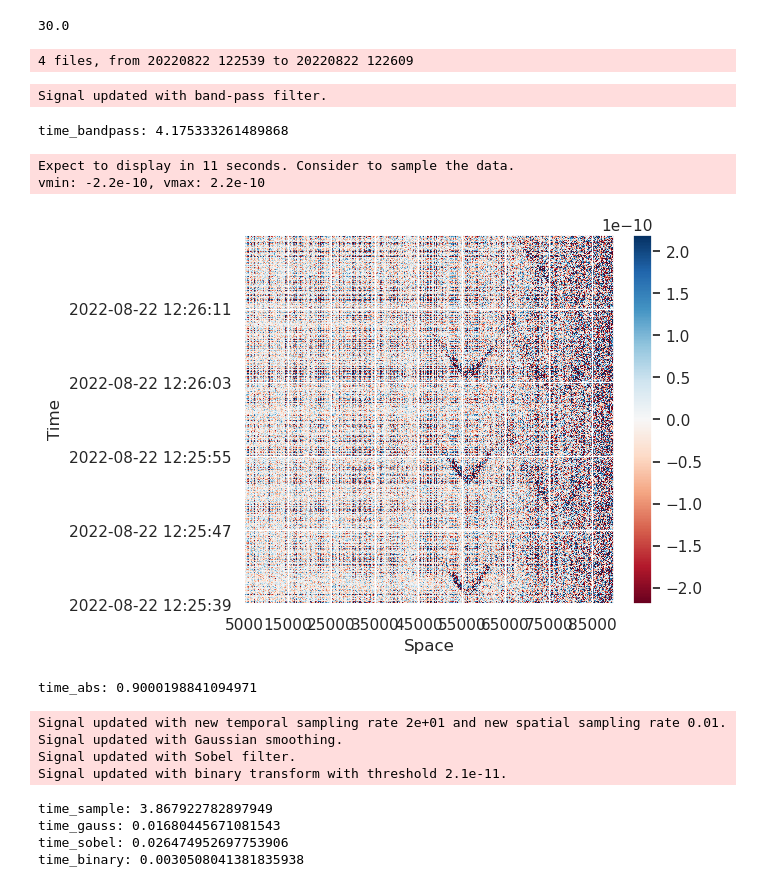
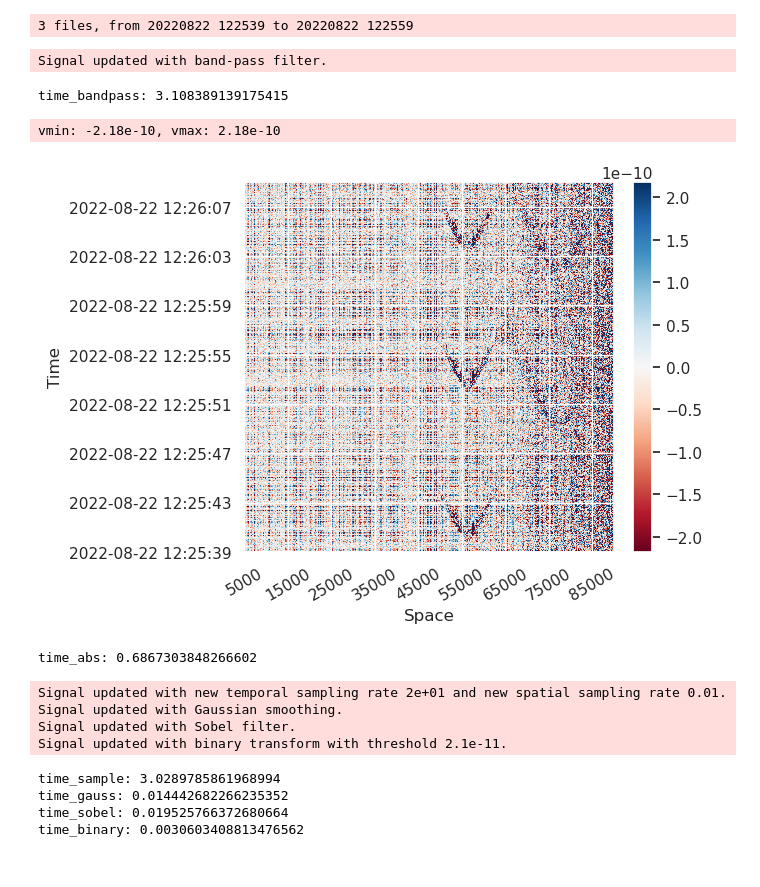
Before and after one commit to truongphanduykhanh/dasly, a Jupyter notebook: notebooks/19.2-khanhtruong-whale-newdasly.ipynb, the cells around one changed output. Saved outputs shown, nothing was run; the diff lists cells and outputs as text; code cells hidden in the pictures.

```diff
--- a/notebooks/19.2-khanhtruong-whale-newdasly.ipynb
+++ b/notebooks/19.2-khanhtruong-whale-newdasly.ipynb
@@ -8,8 +9,6 @@ from dasly.das_master import Dasly
 from dasly.simpledas import simpleDASreader
 from dasly import das_loader
 # %%
-folder_path='/mnt/Datastore/usr/kptruong/dasly_repo/data/test_input'
-# start='20220822 120939'
-start='20220822 120919'
-duration=40
-start_exact_second=False
+folder_path = '/mnt/Datastore/usr/kptruong/dasly_repo/data/svalbard'
+start = '20220822 122539'
+duration = 30
@@ -60,7 +15,3 @@ das.signal
-# %%
-18750/625
-# %% [output]
-30.0
 # %%
 s_rate = 0.25
 das = Dasly()
@@ -73,7 +24,7 @@ das.load_data(
     chIndex=np.arange(round(5000 * s_rate), round(90000 * s_rate))
 )
 # %% [output]
-4 files, from 20220822 122539 to 20220822 122609
+3 files, from 20220822 122539 to 20220822 122559
 # %%
 start_time = time.time()
 das.bandpass_filter(15, 25)
@@ -81,13 +32,12 @@ time_bandpass = time.time()
 print(f'time_bandpass: {time_bandpass - start_time}')
 # %% [output]
 Signal updated with band-pass filter.
-time_bandpass: 4.175333261489868
+time_bandpass: 3.108389139175415
 # %%
-das.heatmap()
+das.heatmap(xticks_rotate=30)
 # %% [output]
-Expect to display in 11 seconds. Consider to sample the data.
-vmin: -2.2e-10, vmax: 2.2e-10
+vmin: -2.18e-10, vmax: 2.18e-10
-[figure, old version]
+[figure, new version]
 # %%
 start_time = time.time()
 das.signal = np.abs(das.signal)
@@ -112,15 +62,15 @@ das.binary_transform(threshold=2.1e-11)
 time_binary = time.time()
 print(f'time_binary: {time_binary - time_sobel}')
 # %% [output]
-time_abs: 0.9000198841094971
+time_abs: 0.6867303848266602
 Signal updated with new temporal sampling rate 2e+01 and new spatial sampling rate 0.01.
 Signal updated with Gaussian smoothing.
 Signal updated with Sobel filter.
 Signal updated with binary transform with threshold 2.1e-11.
-time_sample: 3.867922782897949
-time_gauss: 0.01680445671081543
-time_sobel: 0.026474952697753906
-time_binary: 0.0030508041381835938
+time_sample: 3.0289785861968994
+time_gauss: 0.014442682266235352
+time_sobel: 0.019525766372680664
+time_binary: 0.0030603408813476562
 # %%
 das.hough_transform(
     target_speed=(1500+1500.01)/2,
```
Also changed, not shown: parts of 6 cells of this notebook, 5 other files.
